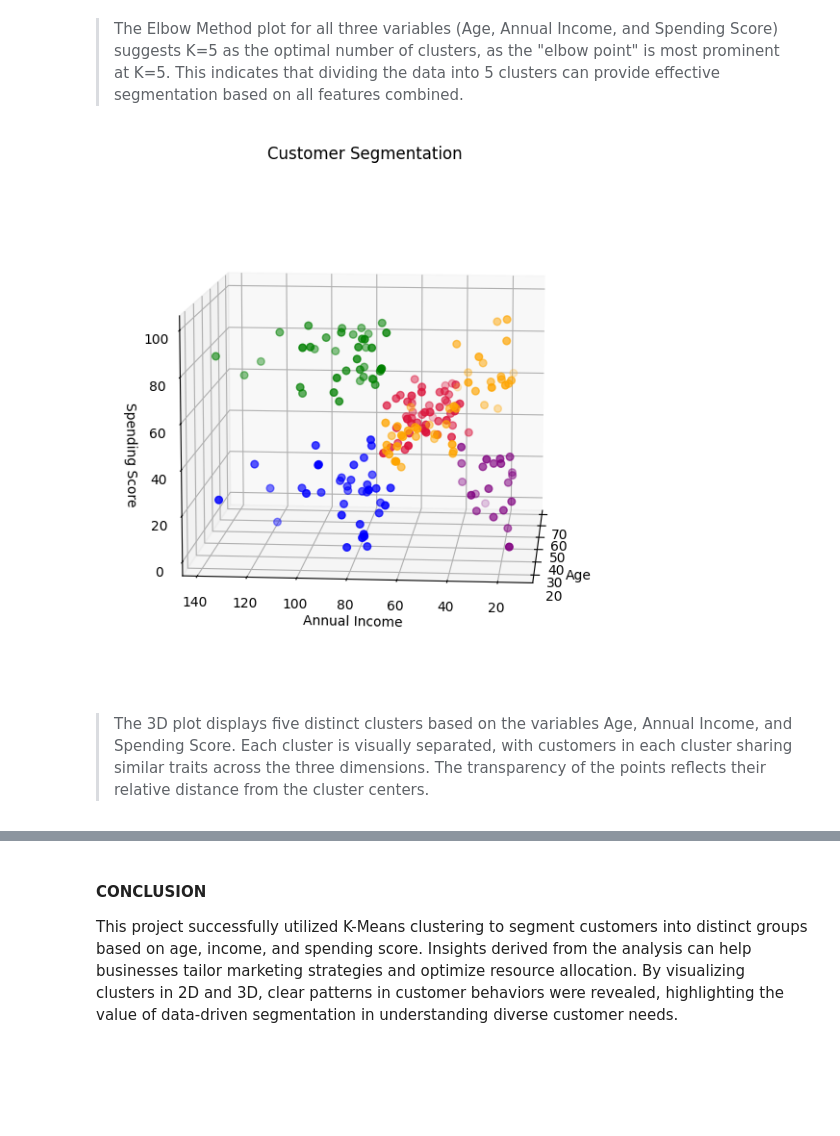
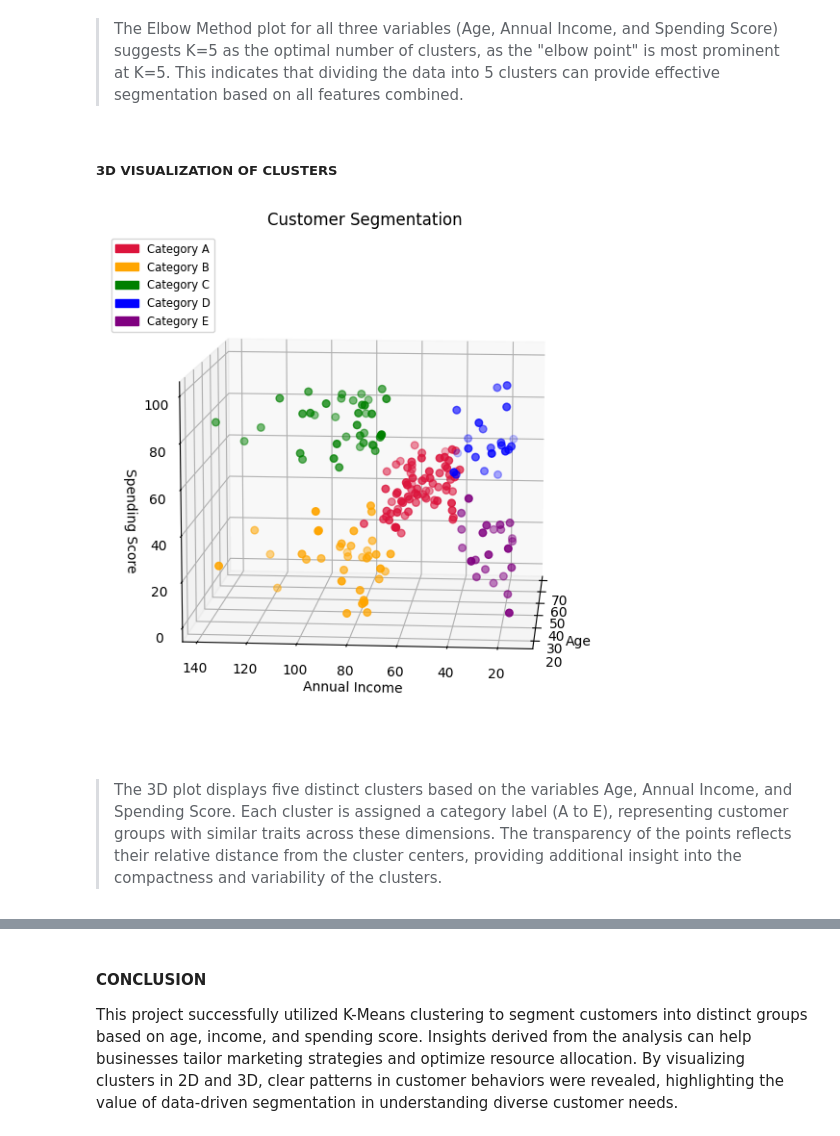
Before and after one commit to suranjitpartho/kmeans_clustering_customer, a Jupyter notebook: kmeans_clustering_customers.ipynb, the cells around one changed output, grey strips where cells are left out. Saved outputs shown, nothing was run; the diff lists cells and outputs as text; code cells hidden in the pictures; blank space fills up the shorter version.

```diff
--- a/kmeans_clustering_customers.ipynb
+++ b/kmeans_clustering_customers.ipynb
@@ -233,3 +211,0 @@ plt.show()
-# %%
-kmeans = KMeans(n_clusters=4)
-label = kmeans.fit_predict(X1)
@@ -274,3 +211,0 @@ plt.show()
-# %%
-kmeans = KMeans(n_clusters=5)
-label = kmeans.fit_predict(X2)
@@ -315,5 +231,7 @@ plt.show()
 
 
 > The Elbow Method plot for all three variables (Age, Annual Income, and Spending Score) suggests K=5 as the optimal number of clusters, as the "elbow point" is most prominent at K=5. This indicates that dividing the data into 5 clusters can provide effective segmentation based on all features combined.
+# %% [markdown]
+##### 3D VISUALIZATION OF CLUSTERS
 # %%
 from mpl_toolkits.mplot3d import Axes3D
@@ -323,27 +244,48 @@ label = kmeans.fit_predict(X3)
+# %%
+# Map cluster labels to categories
+df['Category'] = df['label'].map({
+    0: 'Category A',
+    1: 'Category B',
+    2: 'Category C',
+    3: 'Category D',
+    4: 'Category E'
+})
+# %%
+# Define specific colors for categories
+category_colors = {
+    'Category A': 'crimson',
+    'Category B': 'orange',
+    'Category C': 'green',
+    'Category D': 'blue',
+    'Category E': 'purple'
+}
 # %%
-clusters = kmeans.fit_predict(X3)
-df['label'] = clusters
-
 fig = plt.figure(figsize=(7, 7))
 ax = fig.add_subplot(111, projection='3d')
+
+# Apply colors based on categories
+colors = df['Category'].map(category_colors)
 
 # Calculate distances to centroids
 distances = np.linalg.norm(X3 - kmeans.cluster_centers_[df['label']], axis=1)
 max_distance = distances.max()
 alpha_values = 1 - (distances / max_distance)
 
-custom_cmap = ListedColormap(['crimson', 'orange', 'green', 'blue', 'purple'])
-ax.scatter(df['Age'], df['Annual Income'], df['Spending Score'], c=df['label'], cmap=custom_cmap, s=30, alpha=alpha_values)
+ax.scatter(df['Age'], df['Annual Income'], df['Spending Score'], c=colors, s=30, alpha=alpha_values)
+
+# Add legend
+legend_patches = [mpatches.Patch(color=color, label=category) for category, color in category_colors.items()]
+ax.legend(handles=legend_patches, loc='upper left', fontsize='small')
 
 ax.set_title('Customer Segmentation')
 ax.set_xlabel('Age')
 ax.set_ylabel('Annual Income')
 ax.set_zlabel('Spending Score')
 ax.view_init(10, 185)
 plt.show()
 # %% [output]
-[figure, old version]
+[figure, new version]
 # %% [markdown]
 
 
-> The 3D plot displays five distinct clusters based on the variables Age, Annual Income, and Spending Score. Each cluster is visually separated, with customers in each cluster sharing similar traits across the three dimensions. The transparency of the points reflects their relative distance from the cluster centers.
+> The 3D plot displays five distinct clusters based on the variables Age, Annual Income, and Spending Score. Each cluster is assigned a category label (A to E), representing customer groups with similar traits across these dimensions. The transparency of the points reflects their relative distance from the cluster centers, providing additional insight into the compactness and variability of the clusters.
```
Also changed, not shown: parts of 27 cells of this notebook.
